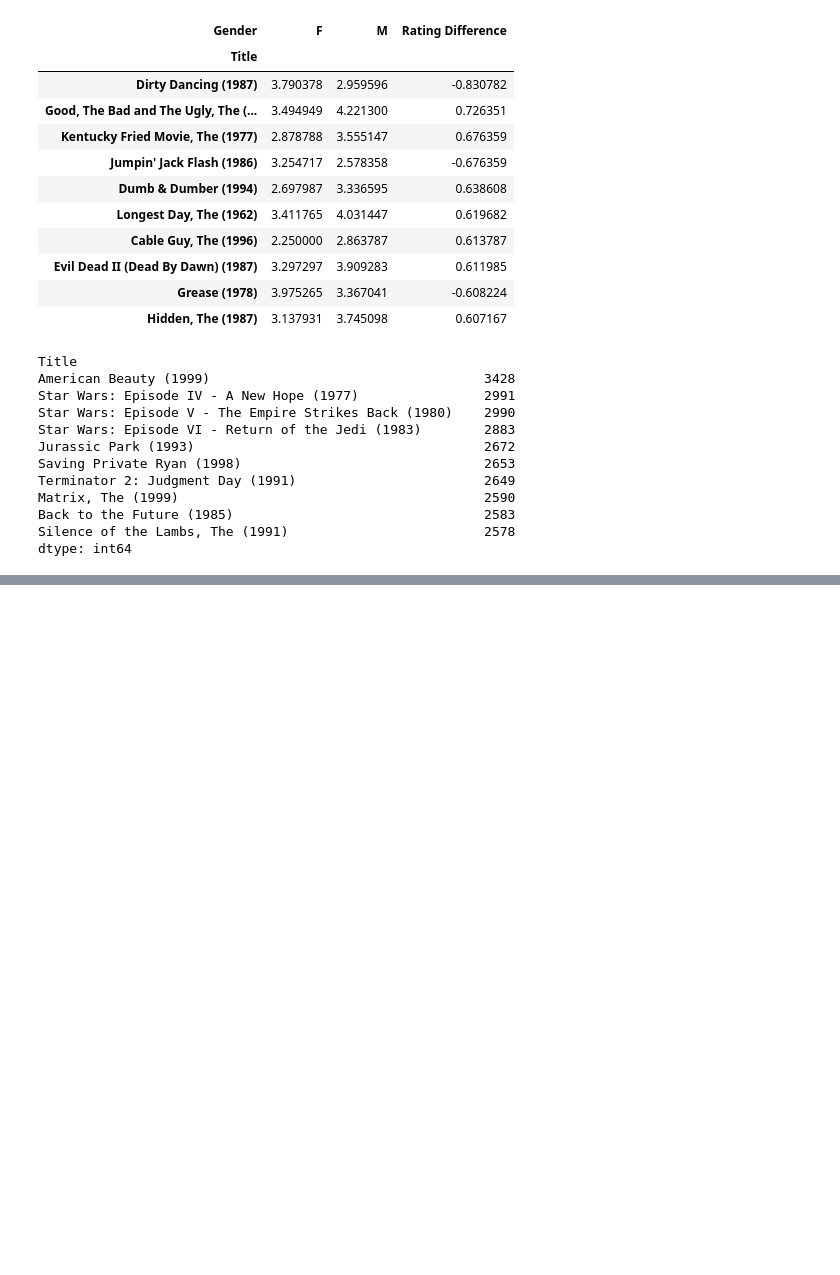
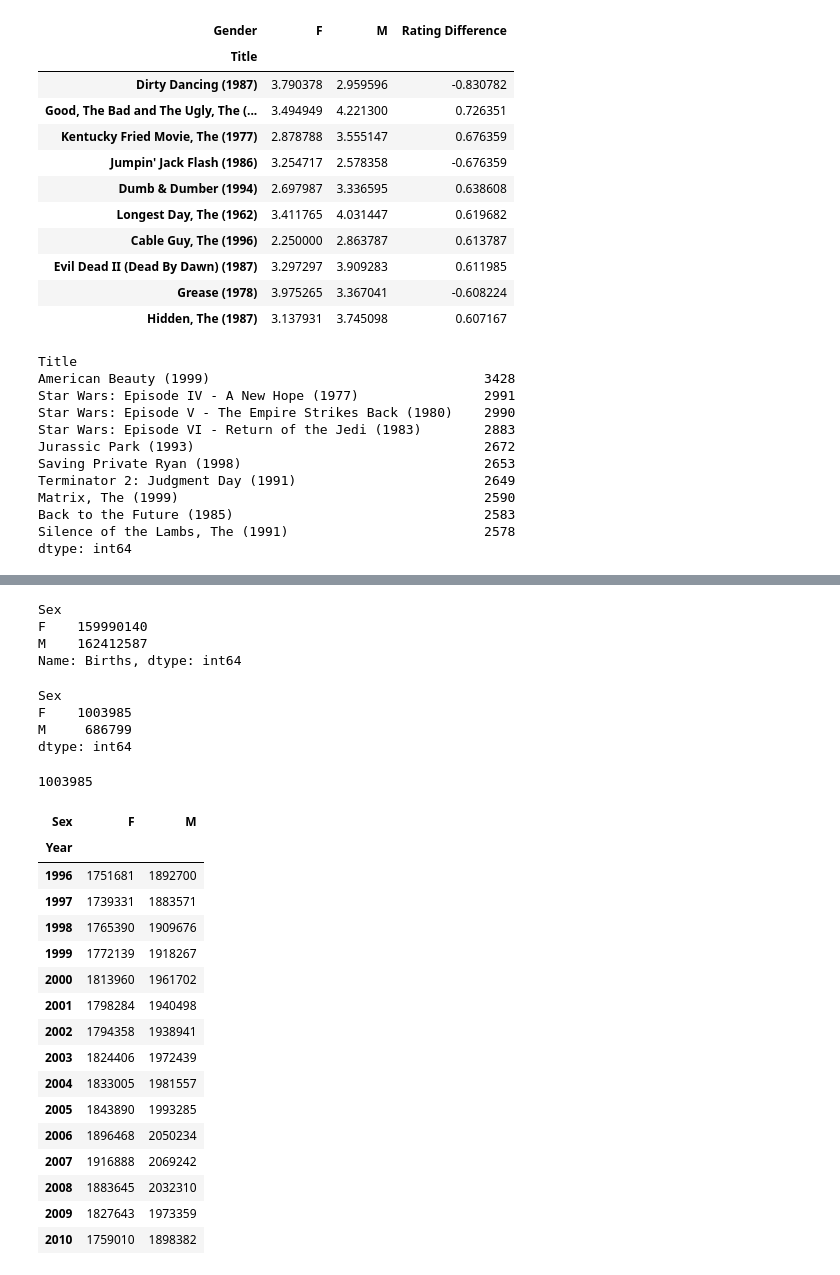
Before and after one commit to Njeri-Gitome/Python_for_DataAnalysis, a Jupyter notebook: Introductory.ipynb, the cells around one changed output, grey strips where cells are left out. Drawn from its saved outputs; the diff is of its cells as text; code cells hidden in the pictures; blank space fills up the shorter version.

```diff
--- a/Introductory.ipynb
+++ b/Introductory.ipynb
@@ -974,0 +1017,21 @@ dtype: int64
+# %%
+# Total occurence of births for each gender
+names.groupby('Sex').Births.sum()
+# %% [output]
+Sex
+F    159990140
+M    162412587
+Name: Births, dtype: int64
+# %%
+# Count the occurences of each gender
+names.groupby('Sex').size()
+# %% [output]
+Sex
+F    1003985
+M     686799
+dtype: int64
+# %%
+# Count number of females
+(names['Sex'] == 'F').sum()
+# %% [output]
+1003985
@@ -974,0 +1041,21 @@ dtype: int64
+# %%
+
+total_births.tail(15)
+# %% [output]
+| Sex | F | M |
+| Year |  |  |
+| 1996 | 1751681 | 1892700 |
+| 1997 | 1739331 | 1883571 |
+| 1998 | 1765390 | 1909676 |
+| 1999 | 1772139 | 1918267 |
+| 2000 | 1813960 | 1961702 |
+| 2001 | 1798284 | 1940498 |
+| 2002 | 1794358 | 1938941 |
+| 2003 | 1824406 | 1972439 |
+| 2004 | 1833005 | 1981557 |
+| 2005 | 1843890 | 1993285 |
+| 2006 | 1896468 | 2050234 |
+| 2007 | 1916888 | 2069242 |
+| 2008 | 1883645 | 2032310 |
+| 2009 | 1827643 | 1973359 |
+| 2010 | 1759010 | 1898382 |
```
Also changed, not shown: parts of 8 cells of this notebook.
